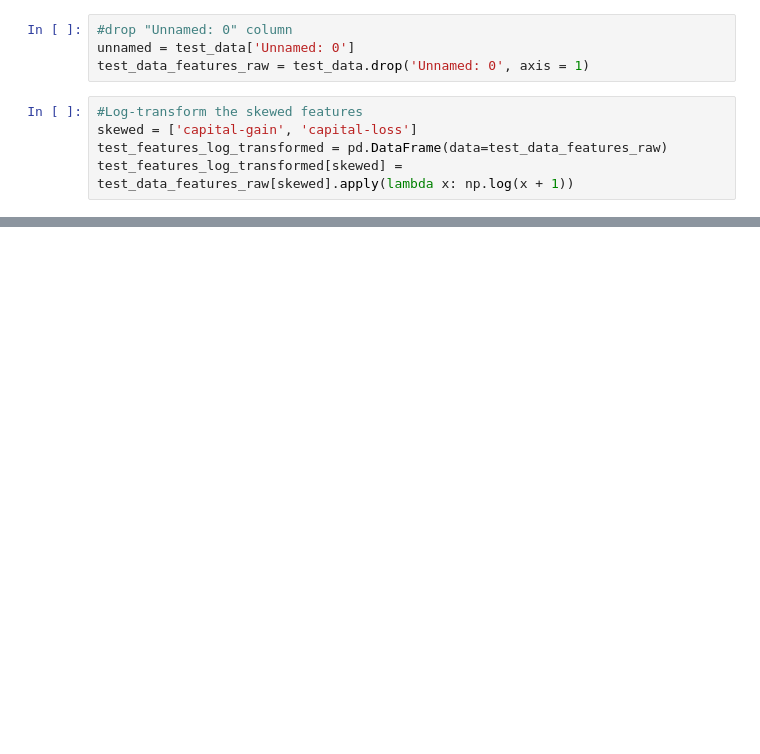
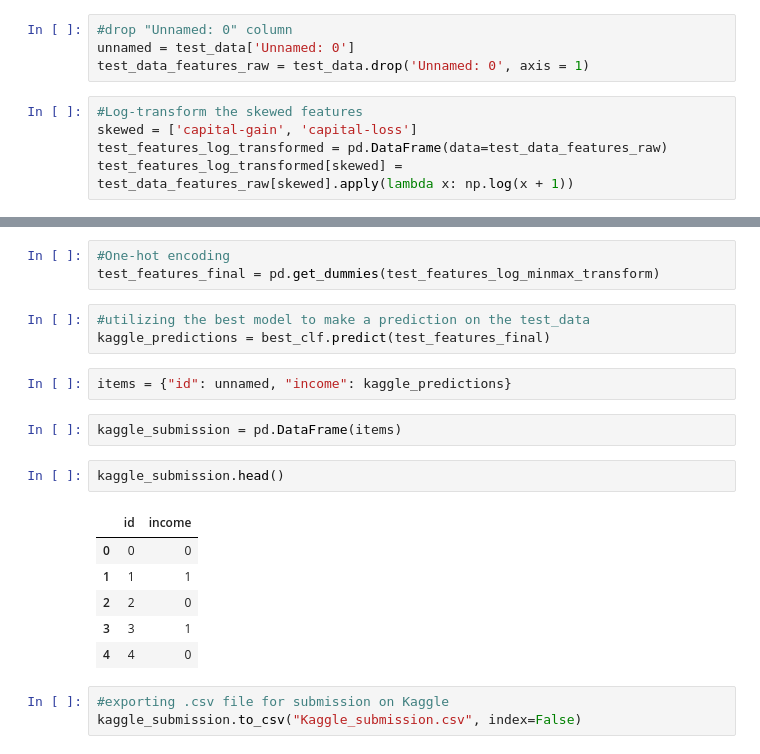
Before and after one commit to Voloveee/Finding_Donors_for_CharityML, a Jupyter notebook: finding_donors.ipynb, the cells around one changed output, grey strips where cells are left out. Cells and saved outputs as stored; diff of their text form; blank space fills up the shorter version.

Commit message:
[optional] Kaggle competition completed

```diff
--- a/finding_donors.ipynb
+++ b/finding_donors.ipynb
@@ -718,3 +724,25 @@ display(test_features_log_minmax_transform.head(n=5))
 | 2 | 0.369863 | Self-emp-not-inc | Assoc-acdm | 0.733333 | Married-civ-spouse | Other-service | Wife | White | ... |
 | 3 | 0.232877 | Private | Bachelors | 0.800000 | Married-civ-spouse | Sales | Husband | White | ... |
 | 4 | 0.095890 | Private | HS-grad | 0.533333 | Married-civ-spouse | Machine-op-inspct | Husband | White | ... |
+# %%
+#One-hot encoding
+test_features_final = pd.get_dummies(test_features_log_minmax_transform)
+# %%
+#utilizing the best model to make a prediction on the test_data
+kaggle_predictions = best_clf.predict(test_features_final)
+# %%
+items = {"id": unnamed, "income": kaggle_predictions}
+# %%
+kaggle_submission = pd.DataFrame(items)
+# %%
+kaggle_submission.head()
+# %% [output]
+|  | id | income |
+| 0 | 0 | 0 |
+| 1 | 1 | 1 |
+| 2 | 2 | 0 |
+| 3 | 3 | 1 |
+| 4 | 4 | 0 |
+# %%
+#exporting .csv file for submission on Kaggle
+kaggle_submission.to_csv("Kaggle_submission.csv", index=False)
```
Also changed, not shown: parts of 3 cells of this notebook, 1 other file.
